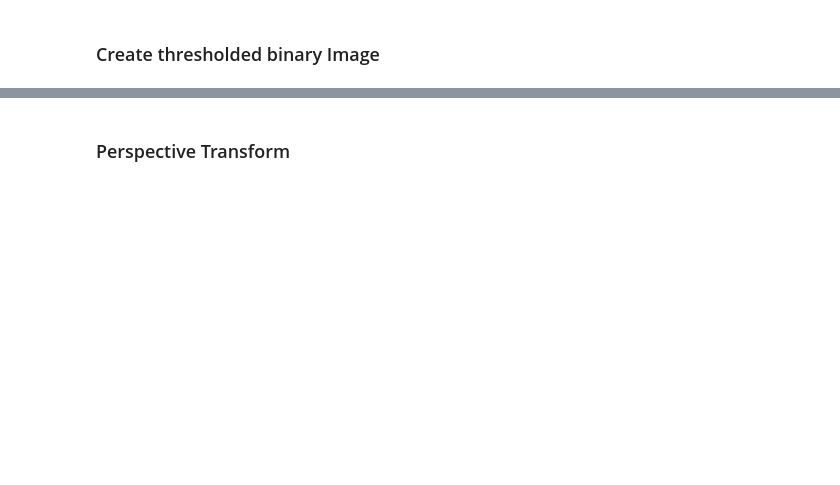
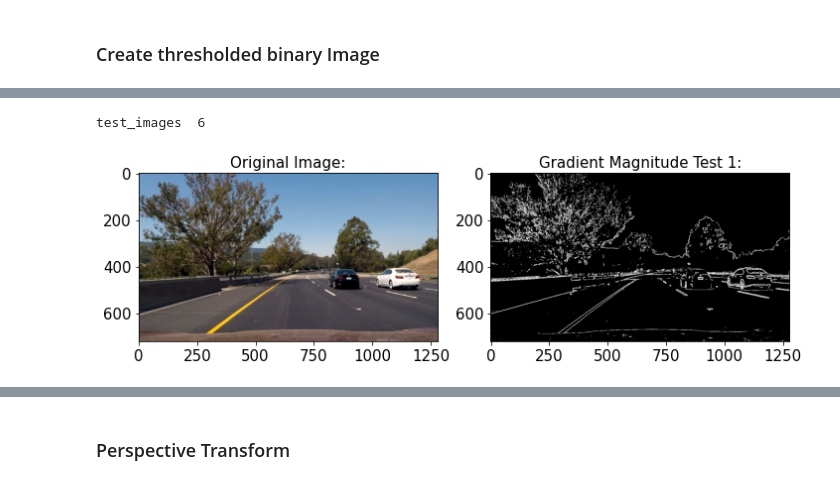
Before and after one commit to Usam95/CarND-Advanced-Lane-Lines, a Jupyter notebook: Advanced_Lane_Lines.ipynb, the cells around one changed output, grey strips where cells are left out. Drawn from its saved outputs; the diff is of its cells as text; code cells hidden in the pictures; blank space fills up the shorter version.

```diff
--- a/Advanced_Lane_Lines.ipynb
+++ b/Advanced_Lane_Lines.ipynb
@@ -133,5 +326,10 @@ def mag_thresh(img, sobel_kernel=3, thresh=(0,255)):
     binary_output[(scaled_mag > thresh[0]) & (scaled_mag <= thresh[1])] = 1
 
     return binary_output
+# %%
+pipeline(op='Gradient Magnitude')
+# %% [output]
+test_images  6
+[figure, added]
 # %%
 # function to return direction of derivatives thresholded binary output
```
Also changed, not shown: parts of 21 cells of this notebook.
